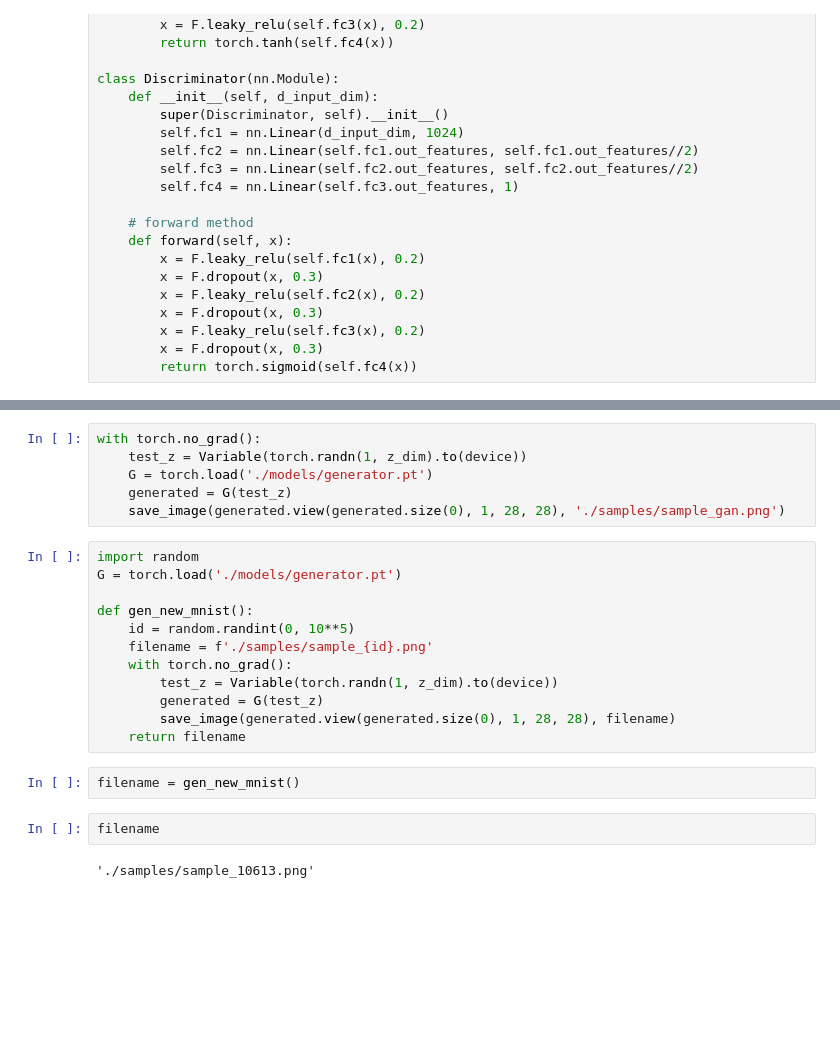
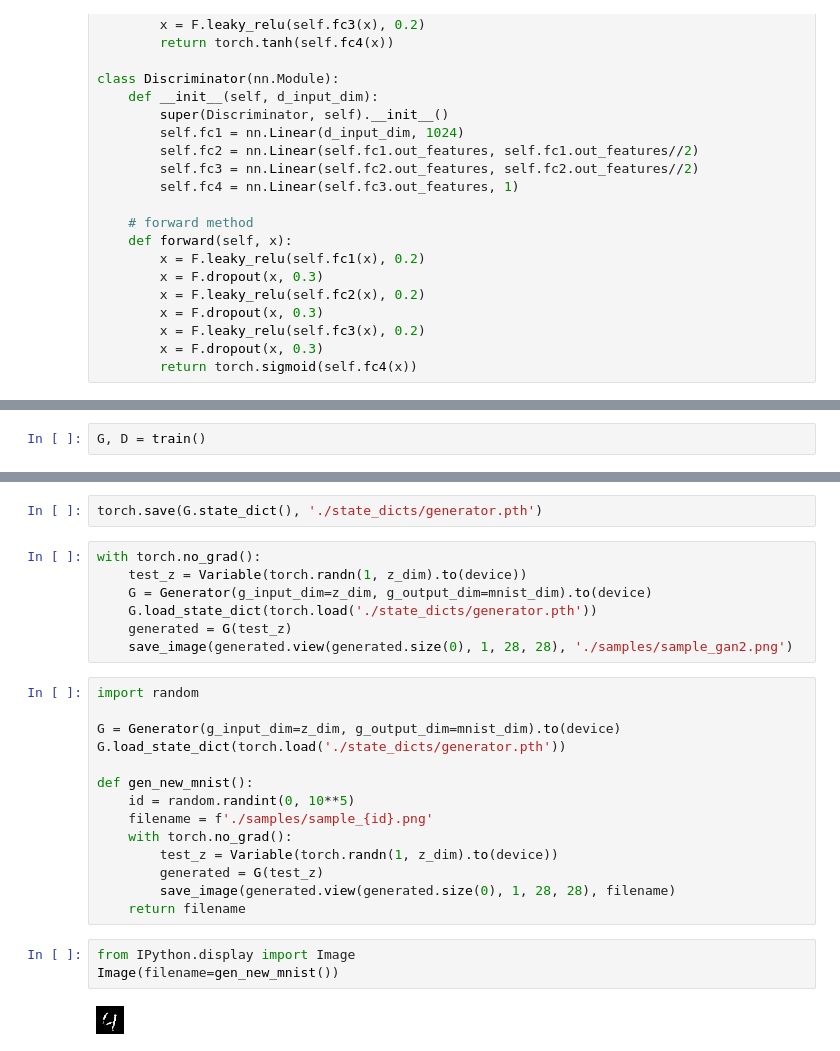
Before and after one commit to farleyknight/mnist-notebooks, a Jupyter notebook: notebooks/MNIST-GANs.ipynb, the cells around one changed output, grey strips where cells are left out. Drawn from its saved outputs; the diff is of its cells as text; blank space fills up the shorter version.

Commit message:
using state_dicts to serialize model

```diff
--- a/notebooks/MNIST-GANs.ipynb
+++ b/notebooks/MNIST-GANs.ipynb
@@ -129,3 +149,5 @@ def train():
                 (epoch), n_epoch, torch.mean(torch.FloatTensor(D_losses)), torch.mean(torch.FloatTensor(G_losses))))
 
     return [G, D]
+# %%
+G, D = train()
@@ -132,12 +172,17 @@ def train():
+# %%
+torch.save(G.state_dict(), './state_dicts/generator.pth')
 # %%
 with torch.no_grad():
     test_z = Variable(torch.randn(1, z_dim).to(device))
-    G = torch.load('./models/generator.pt')
+    G = Generator(g_input_dim=z_dim, g_output_dim=mnist_dim).to(device)
+    G.load_state_dict(torch.load('./state_dicts/generator.pth'))
     generated = G(test_z)
-    save_image(generated.view(generated.size(0), 1, 28, 28), './samples/sample_gan.png')
+    save_image(generated.view(generated.size(0), 1, 28, 28), './samples/sample_gan2.png')
 # %%
 import random
-G = torch.load('./models/generator.pt')
+
+G = Generator(g_input_dim=z_dim, g_output_dim=mnist_dim).to(device)
+G.load_state_dict(torch.load('./state_dicts/generator.pth'))
 
 def gen_new_mnist():
     id = random.randint(0, 10**5)
@@ -147,9 +192,8 @@ def gen_new_mnist():
         generated = G(test_z)
         save_image(generated.view(generated.size(0), 1, 28, 28), filename)
     return filename
-# %%
-filename = gen_new_mnist()
-# %%
-filename
-# %% [output]
-'./samples/sample_10613.png'
+# %%
+from IPython.display import Image
+Image(filename=gen_new_mnist())
+# %% [output]
+[figure, added]
```
Also changed, not shown: parts of 4 cells of this notebook, 19 other files.
